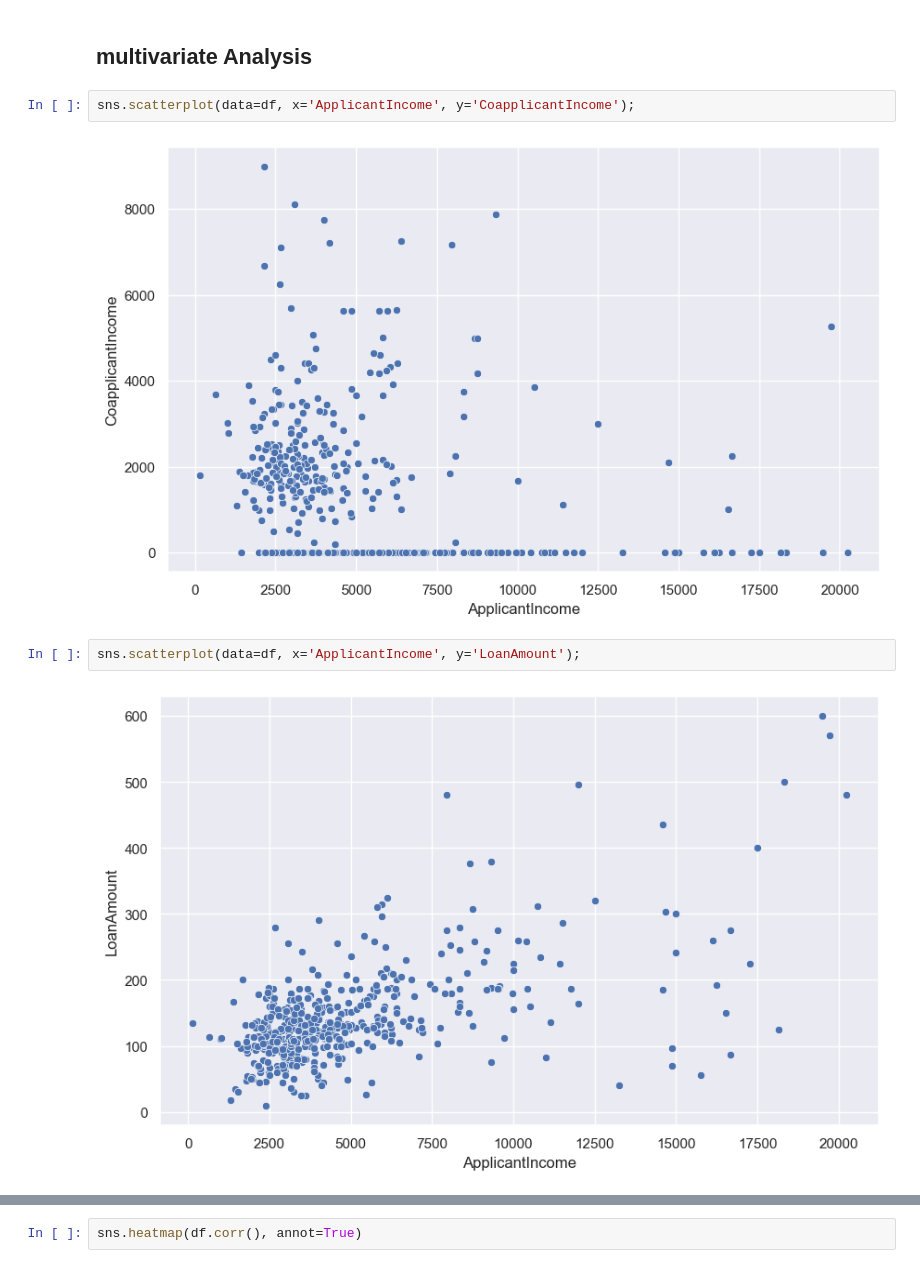
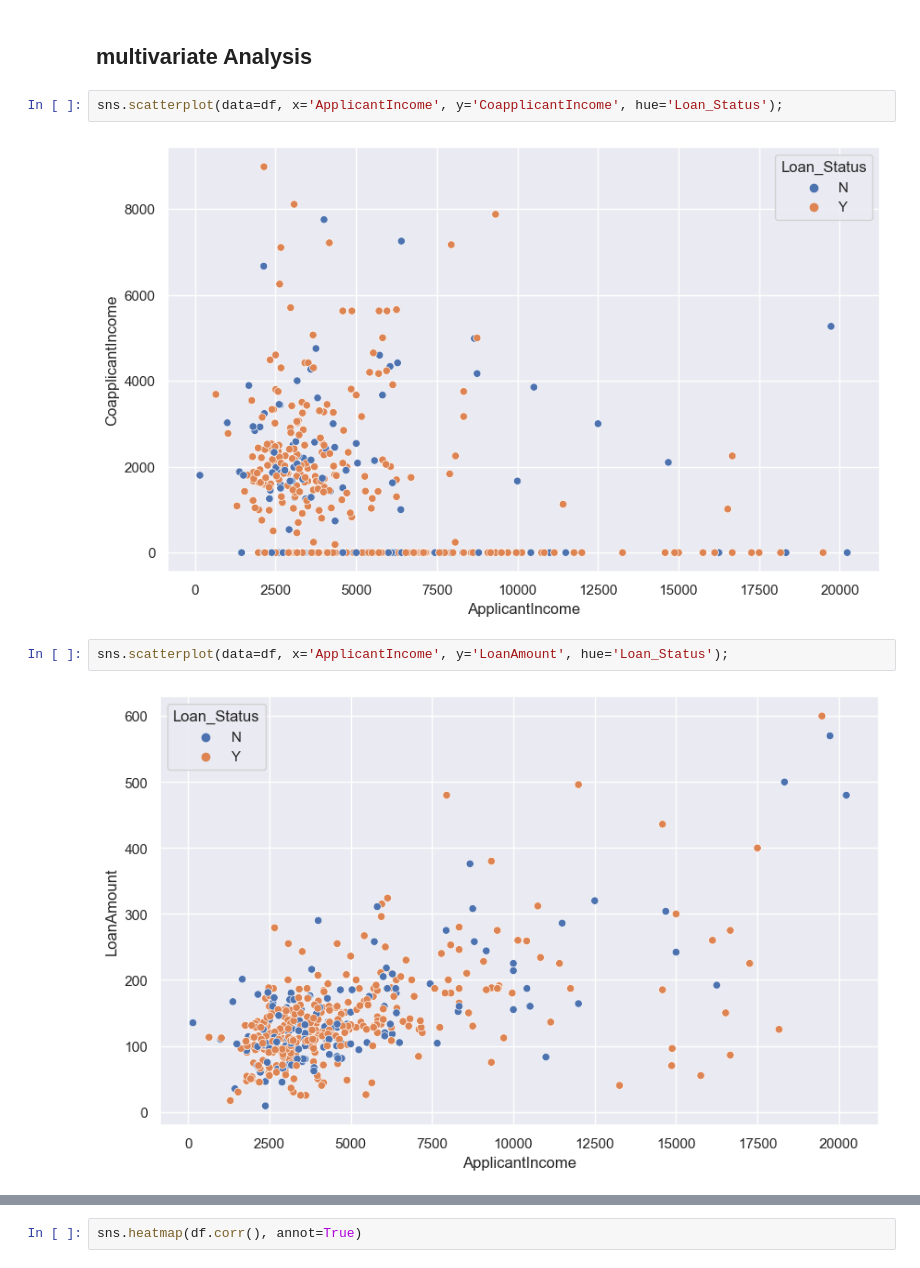
Before and after one commit to Ibrahim182/Epsilon-AI-Internship, a Jupyter notebook: Second phase/Loan/loan.ipynb, the cells around one changed output, grey strips where cells are left out. Cells and saved outputs as stored; diff of their text form.

```diff
--- a/Second phase/Loan/loan.ipynb
+++ b/Second phase/Loan/loan.ipynb
@@ -253,11 +253,11 @@ df.head()
 # %% [markdown]
 ## multivariate Analysis
 # %%
-sns.scatterplot(data=df, x='ApplicantIncome', y='CoapplicantIncome');
+sns.scatterplot(data=df, x='ApplicantIncome', y='CoapplicantIncome', hue='Loan_Status');
 # %% [output]
-[figure, old version]
+[figure, new version]
 # %%
-sns.scatterplot(data=df, x='ApplicantIncome', y='LoanAmount');
+sns.scatterplot(data=df, x='ApplicantIncome', y='LoanAmount', hue='Loan_Status');
 # %% [output]
-[figure, old version]
+[figure, new version]
 # %%
```
Also changed, not shown: parts of 2 cells of this notebook, 2 other files.
